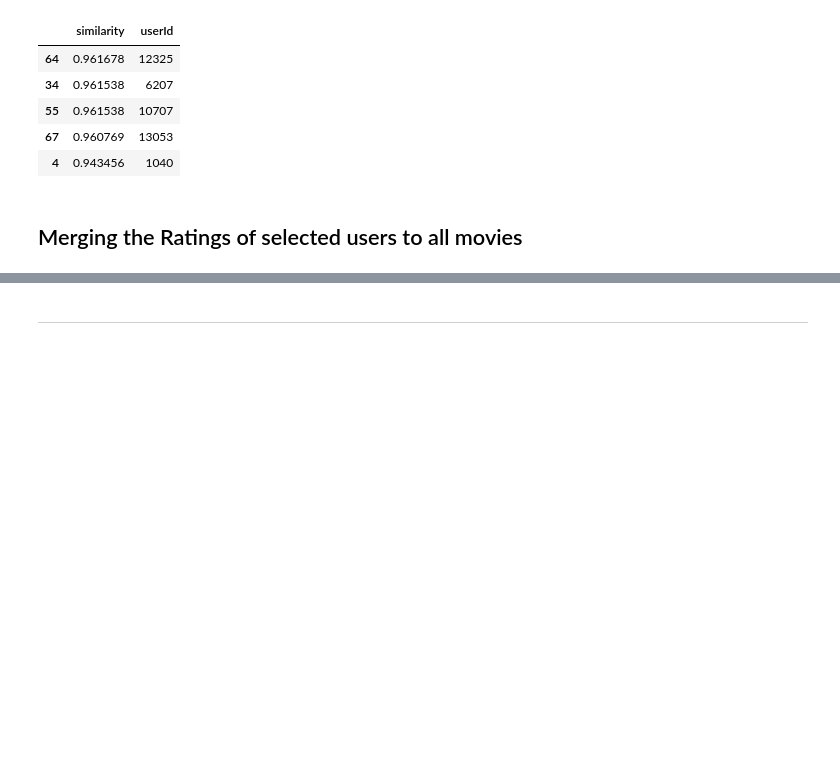
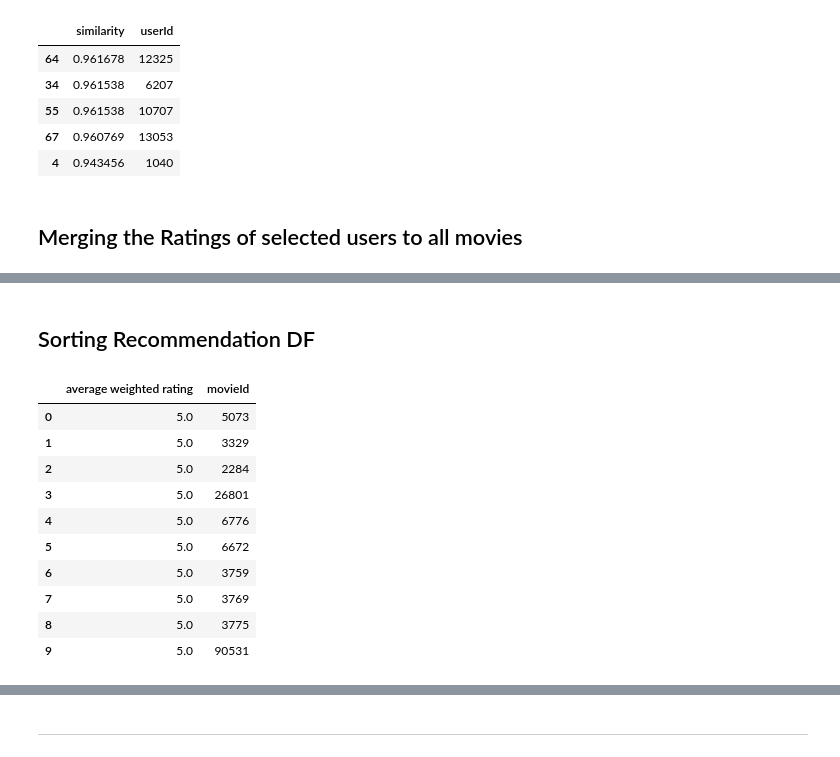
Before and after one commit to amir-azimi-dev/Machine-Learning, a Jupyter notebook: Recommenders/collaborative-filtering.ipynb, the cells around one changed output, grey strips where cells are left out. Cells and saved outputs as stored; diff of their text form; code cells hidden in the pictures; blank space fills up the shorter version.

```diff
--- a/Recommenders/collaborative-filtering.ipynb
+++ b/Recommenders/collaborative-filtering.ipynb
@@ -236,0 +275,4 @@ selected_users_ratings
+# %%
+recommendation_df = pd.DataFrame()
+recommendation_df["average weighted rating"] = sum_of_users_ratings_df["weighted-rating-sum"] / sum_of_users_ratings_df["similarity-sum"]
+recommendation_df
@@ -236,0 +294,19 @@ selected_users_ratings
+# %% [markdown]
+## Sorting Recommendation DF
+# %%
+recommendation_df = recommendation_df.sort_values(by="average weighted rating", ascending=False)
+recommendation_df["movieId"] = recommendation_df.index
+recommendation_df.index = range(len(recommendation_df))
+recommendation_df.head(10)
+# %% [output]
+|  | average weighted rating | movieId |
+| 0 | 5.0 | 5073 |
+| 1 | 5.0 | 3329 |
+| 2 | 5.0 | 2284 |
+| 3 | 5.0 | 26801 |
+| 4 | 5.0 | 6776 |
+| 5 | 5.0 | 6672 |
+| 6 | 5.0 | 3759 |
+| 7 | 5.0 | 3769 |
+| 8 | 5.0 | 3775 |
+| 9 | 5.0 | 90531 |
```
Also changed, not shown: parts of 13 cells of this notebook.
